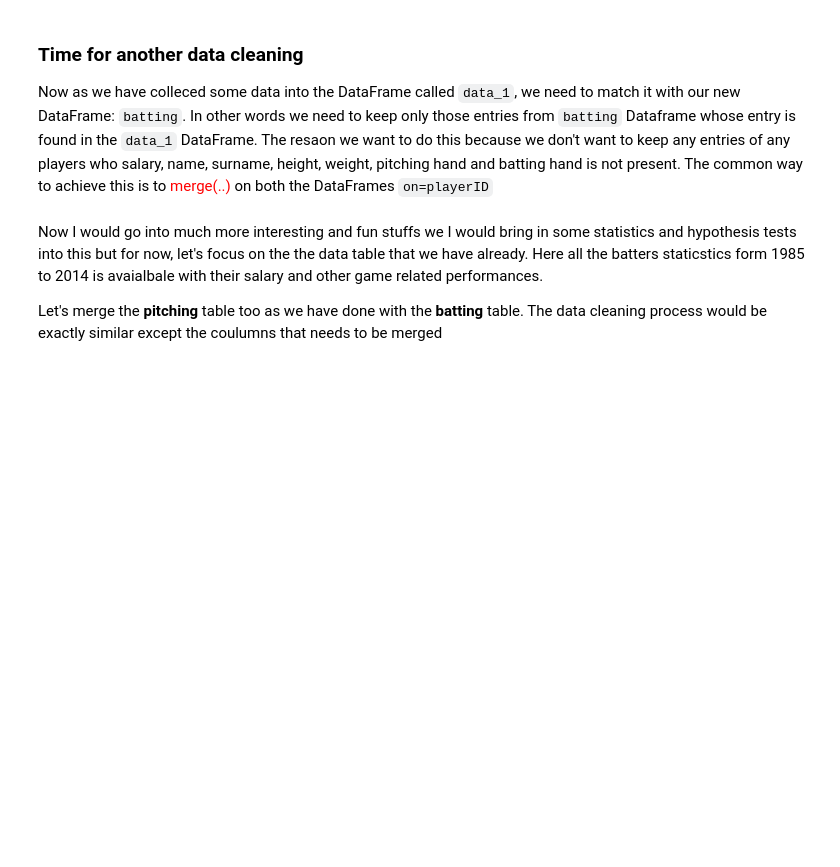
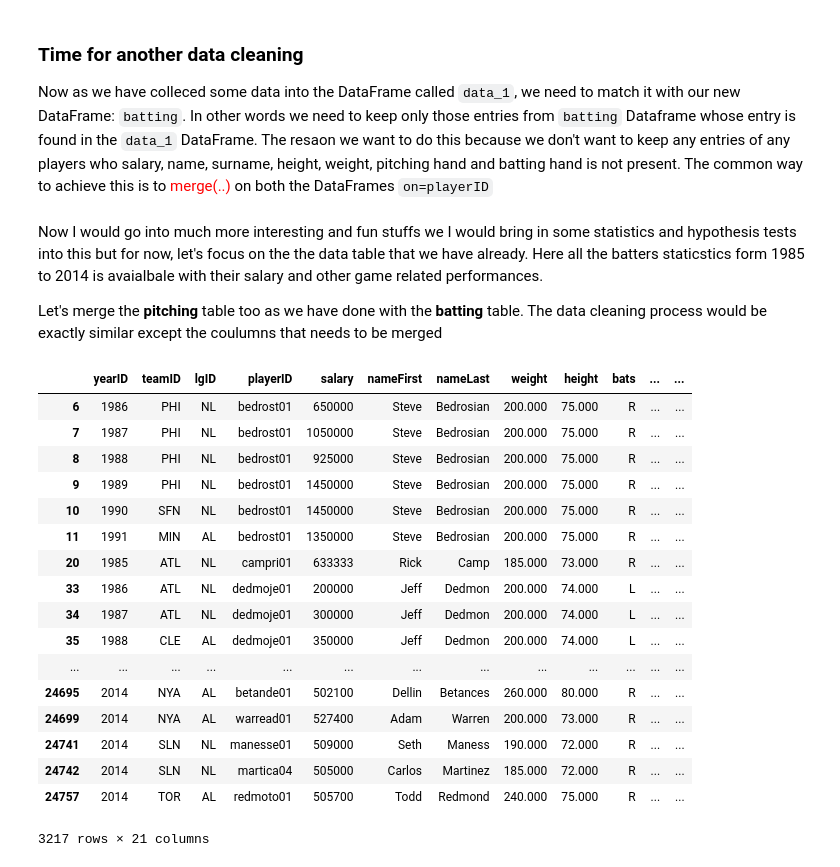
Before and after one commit to MayukhSobo/BaseBall, a Jupyter notebook: src/Baseball.ipynb, the cells around one changed output. Drawn from its saved outputs; the diff is of its cells as text; code cells hidden in the pictures; blank space fills up the shorter version.

```diff
--- a/src/Baseball.ipynb
+++ b/src/Baseball.ipynb
@@ -205,2 +194,23 @@ plot_data = pd.DataFrame(d)
+# %%
+display(data_1[data_1.SV != 0])
+# %% [output]
+|  | yearID | teamID | lgID | playerID | salary | nameFirst | nameLast | weight | height | bats | ... | ... |
+| 6 | 1986 | PHI | NL | bedrost01 | 650000 | Steve | Bedrosian | 200.000 | 75.000 | R | ... | ... |
+| 7 | 1987 | PHI | NL | bedrost01 | 1050000 | Steve | Bedrosian | 200.000 | 75.000 | R | ... | ... |
+| 8 | 1988 | PHI | NL | bedrost01 | 925000 | Steve | Bedrosian | 200.000 | 75.000 | R | ... | ... |
+| 9 | 1989 | PHI | NL | bedrost01 | 1450000 | Steve | Bedrosian | 200.000 | 75.000 | R | ... | ... |
+| 10 | 1990 | SFN | NL | bedrost01 | 1450000 | Steve | Bedrosian | 200.000 | 75.000 | R | ... | ... |
+| 11 | 1991 | MIN | AL | bedrost01 | 1350000 | Steve | Bedrosian | 200.000 | 75.000 | R | ... | ... |
+| 20 | 1985 | ATL | NL | campri01 | 633333 | Rick | Camp | 185.000 | 73.000 | R | ... | ... |
+| 33 | 1986 | ATL | NL | dedmoje01 | 200000 | Jeff | Dedmon | 200.000 | 74.000 | L | ... | ... |
+| 34 | 1987 | ATL | NL | dedmoje01 | 300000 | Jeff | Dedmon | 200.000 | 74.000 | L | ... | ... |
+| 35 | 1988 | CLE | AL | dedmoje01 | 350000 | Jeff | Dedmon | 200.000 | 74.000 | L | ... | ... |
+| ... | ... | ... | ... | ... | ... | ... | ... | ... | ... | ... | ... | ... |
+| 24695 | 2014 | NYA | AL | betande01 | 502100 | Dellin | Betances | 260.000 | 80.000 | R | ... | ... |
+| 24699 | 2014 | NYA | AL | warread01 | 527400 | Adam | Warren | 200.000 | 73.000 | R | ... | ... |
+| 24741 | 2014 | SLN | NL | manesse01 | 509000 | Seth | Maness | 190.000 | 72.000 | R | ... | ... |
+| 24742 | 2014 | SLN | NL | martica04 | 505000 | Carlos | Martinez | 185.000 | 72.000 | R | ... | ... |
+| 24757 | 2014 | TOR | AL | redmoto01 | 505700 | Todd | Redmond | 240.000 | 75.000 | R | ... | ... |
+3217 rows × 21 columns
 # %%
 sns.lmplot(data=data_1, x="height", y="weight", size=9, aspect=1, hue="bats",
```
Also changed, not shown: parts of 9 cells of this notebook, 1 other file.
